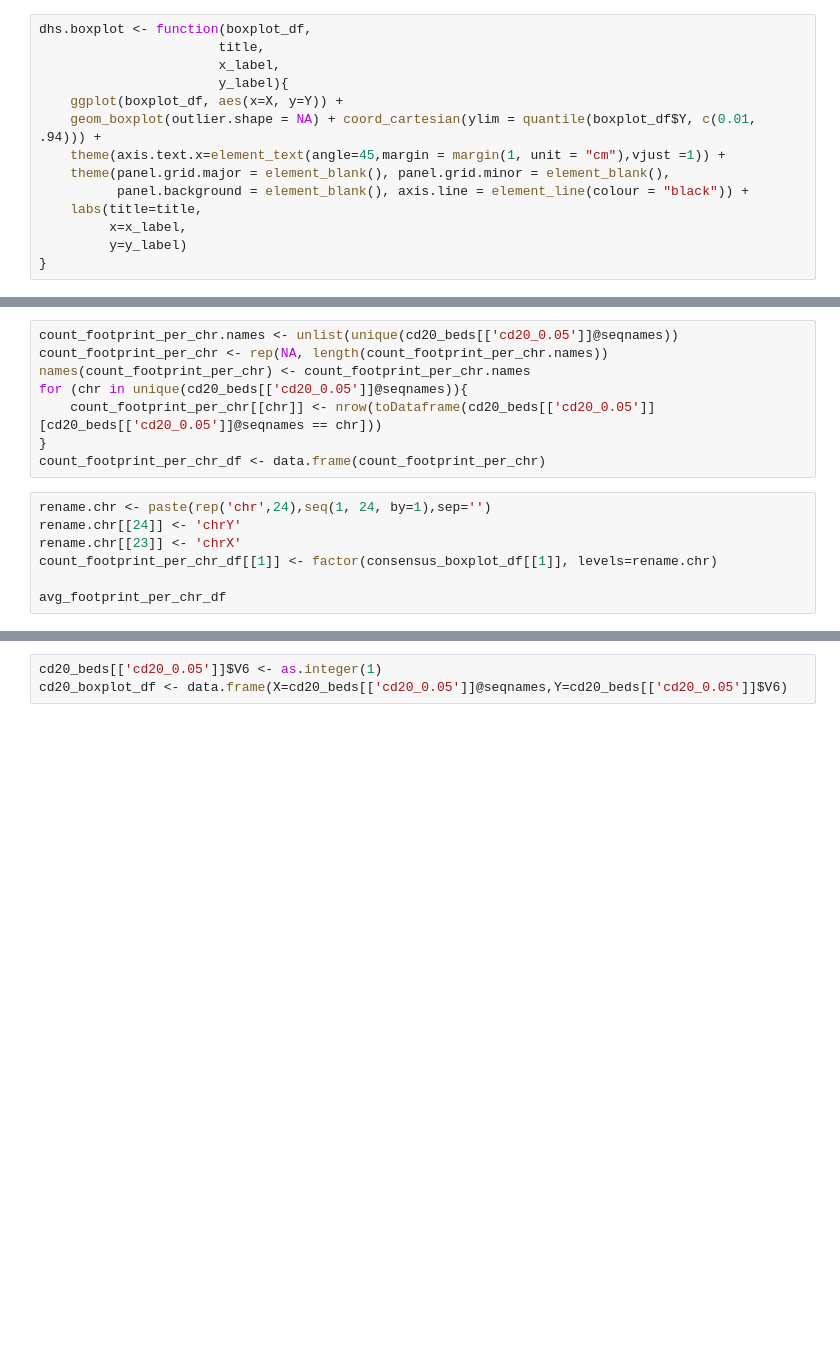
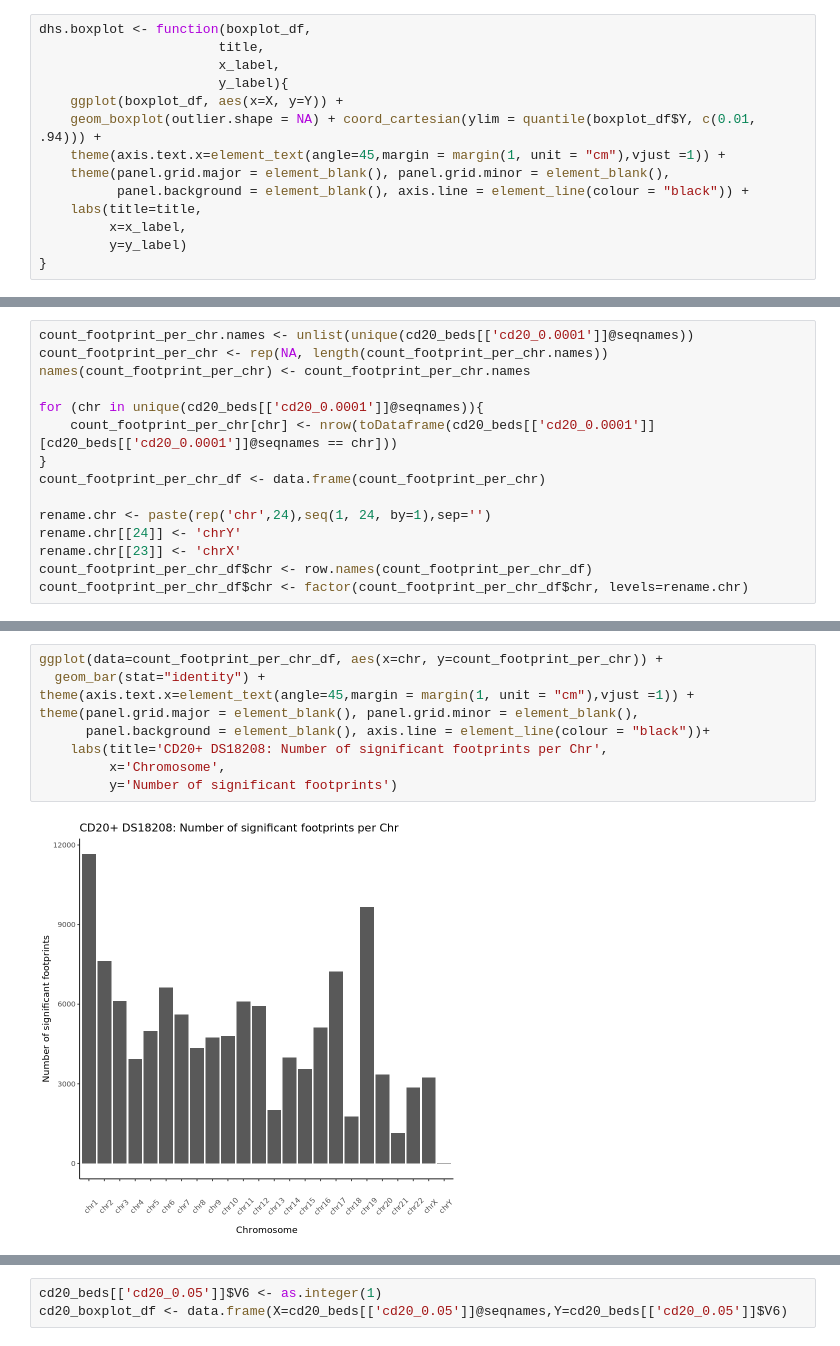
Before and after one commit to apblair/human-TF-footprinting, a Jupyter notebook: Notebooks/ConsensusTF-PermutationAnalysis.ipynb, the cells around one changed output, grey strips where cells are left out. Saved outputs shown, nothing was run; the diff lists cells and outputs as text; blank space fills up the shorter version.

```diff
--- a/Notebooks/ConsensusTF-PermutationAnalysis.ipynb
+++ b/Notebooks/ConsensusTF-PermutationAnalysis.ipynb
@@ -239,15 +225,15 @@ dhs.boxplot(consensus_boxplot_df,
 # %%
-count_footprint_per_chr.names <- unlist(unique(cd20_beds[['cd20_0.05']]@seqnames))
+count_footprint_per_chr.names <- unlist(unique(cd20_beds[['cd20_0.0001']]@seqnames))
 count_footprint_per_chr <- rep(NA, length(count_footprint_per_chr.names))
 names(count_footprint_per_chr) <- count_footprint_per_chr.names
-for (chr in unique(cd20_beds[['cd20_0.05']]@seqnames)){
-    count_footprint_per_chr[[chr]] <- nrow(toDataframe(cd20_beds[['cd20_0.05']][cd20_beds[['cd20_0.05']]@seqnames == chr]))
+
+for (chr in unique(cd20_beds[['cd20_0.0001']]@seqnames)){
+    count_footprint_per_chr[chr] <- nrow(toDataframe(cd20_beds[['cd20_0.0001']][cd20_beds[['cd20_0.0001']]@seqnames == chr]))
 }
 count_footprint_per_chr_df <- data.frame(count_footprint_per_chr)
+
+rename.chr <- paste(rep('chr',24),seq(1, 24, by=1),sep='')
+rename.chr[[24]] <- 'chrY'
+rename.chr[[23]] <- 'chrX'
+count_footprint_per_chr_df$chr <- row.names(count_footprint_per_chr_df)
+count_footprint_per_chr_df$chr <- factor(count_footprint_per_chr_df$chr, levels=rename.chr)
-# %%
-rename.chr <- paste(rep('chr',24),seq(1, 24, by=1),sep='')
-rename.chr[[24]] <- 'chrY'
-rename.chr[[23]] <- 'chrX'
-count_footprint_per_chr_df[[1]] <- factor(consensus_boxplot_df[[1]], levels=rename.chr)
-
-avg_footprint_per_chr_df
@@ -253,0 +262,11 @@ avg_footprint_per_chr_df
+# %%
+ggplot(data=count_footprint_per_chr_df, aes(x=chr, y=count_footprint_per_chr)) +
+  geom_bar(stat="identity") +
+theme(axis.text.x=element_text(angle=45,margin = margin(1, unit = "cm"),vjust =1)) +
+theme(panel.grid.major = element_blank(), panel.grid.minor = element_blank(),
+      panel.background = element_blank(), axis.line = element_line(colour = "black"))+
+    labs(title='CD20+ DS18208: Number of significant footprints per Chr',
+         x='Chromosome',
+         y='Number of significant footprints')
+# %% [output]
+[figure, added]
```
Also changed, not shown: parts of 6 cells of this notebook.
